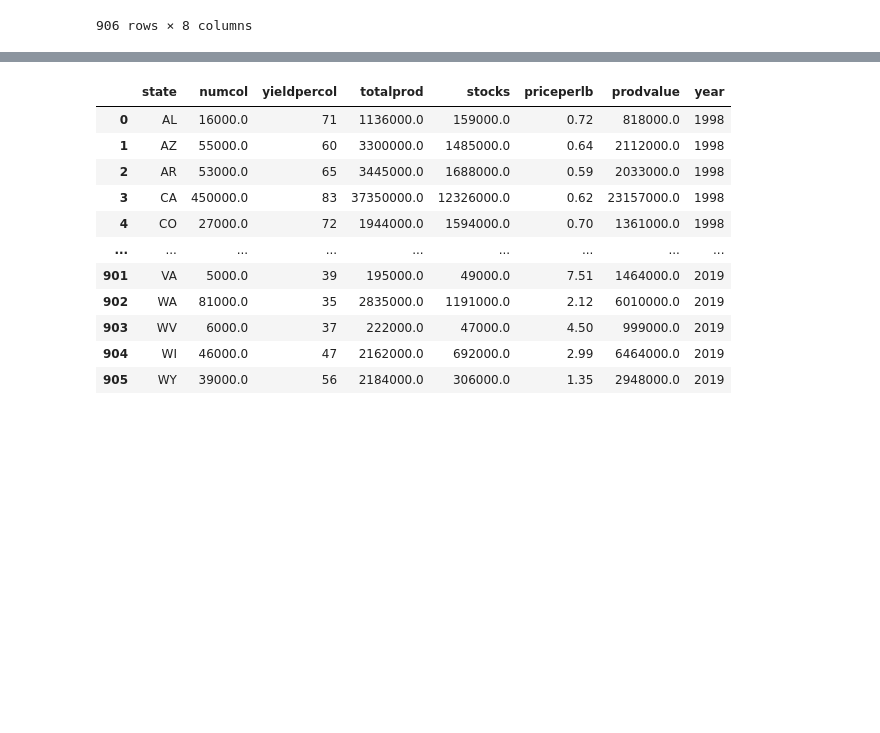
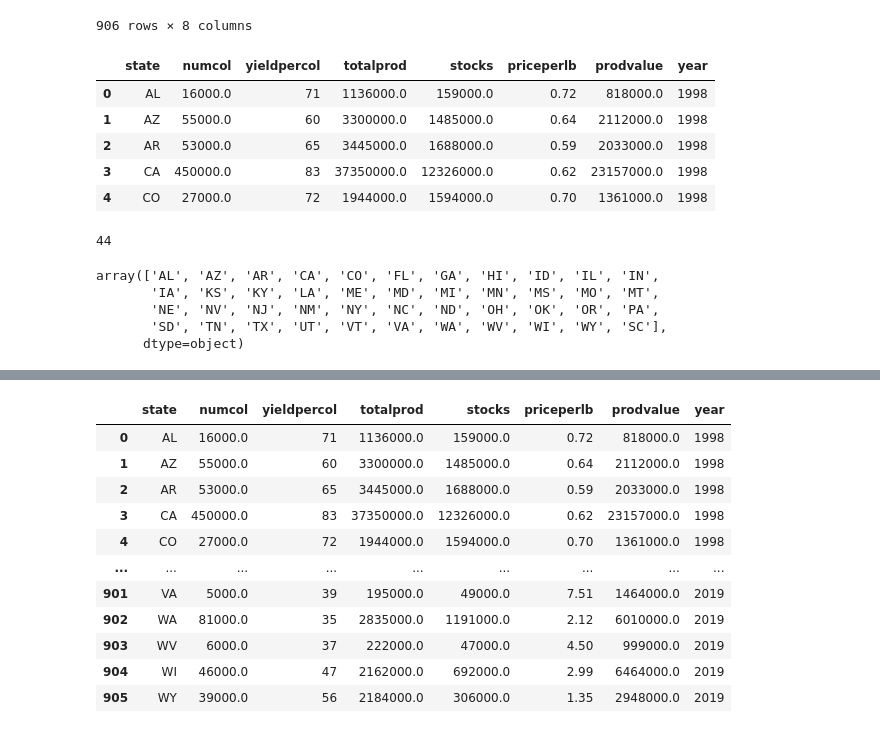
Before and after one commit to nataliaxmoreno/project-1-Group3, a Jupyter notebook: data sets/bee-code.ipynb, the cells around one changed output, grey strips where cells are left out. Drawn from its saved outputs; the diff is of its cells as text; code cells hidden in the pictures; blank space fills up the shorter version.

```diff
--- a/data sets/bee-code.ipynb
+++ b/data sets/bee-code.ipynb
@@ -23,3 +25,25 @@ bees_data
 | 904 | WI | 46000.0 | 47 | 2162000.0 | 692000.0 | 2.99 | 6464000.0 | 2019 |
 | 905 | WY | 39000.0 | 56 | 2184000.0 | 306000.0 | 1.35 | 2948000.0 | 2019 |
 906 rows × 8 columns
+# %%
+bees_data.head()
+# %% [output]
+|  | state | numcol | yieldpercol | totalprod | stocks | priceperlb | prodvalue | year |
+| 0 | AL | 16000.0 | 71 | 1136000.0 | 159000.0 | 0.72 | 818000.0 | 1998 |
+| 1 | AZ | 55000.0 | 60 | 3300000.0 | 1485000.0 | 0.64 | 2112000.0 | 1998 |
+| 2 | AR | 53000.0 | 65 | 3445000.0 | 1688000.0 | 0.59 | 2033000.0 | 1998 |
+| 3 | CA | 450000.0 | 83 | 37350000.0 | 12326000.0 | 0.62 | 23157000.0 | 1998 |
+| 4 | CO | 27000.0 | 72 | 1944000.0 | 1594000.0 | 0.70 | 1361000.0 | 1998 |
+# %%
+#Count States in Dataset
+bees_data['state'].nunique()
+# %% [output]
+44
+# %%
+bees_data['state'].unique()
+# %% [output]
+array(['AL', 'AZ', 'AR', 'CA', 'CO', 'FL', 'GA', 'HI', 'ID', 'IL', 'IN',
+       'IA', 'KS', 'KY', 'LA', 'ME', 'MD', 'MI', 'MN', 'MS', 'MO', 'MT',
+       'NE', 'NV', 'NJ', 'NM', 'NY', 'NC', 'ND', 'OH', 'OK', 'OR', 'PA',
+       'SD', 'TN', 'TX', 'UT', 'VT', 'VA', 'WA', 'WV', 'WI', 'WY', 'SC'],
+      dtype=object)
```
Also changed, not shown: parts of 10 cells of this notebook.
